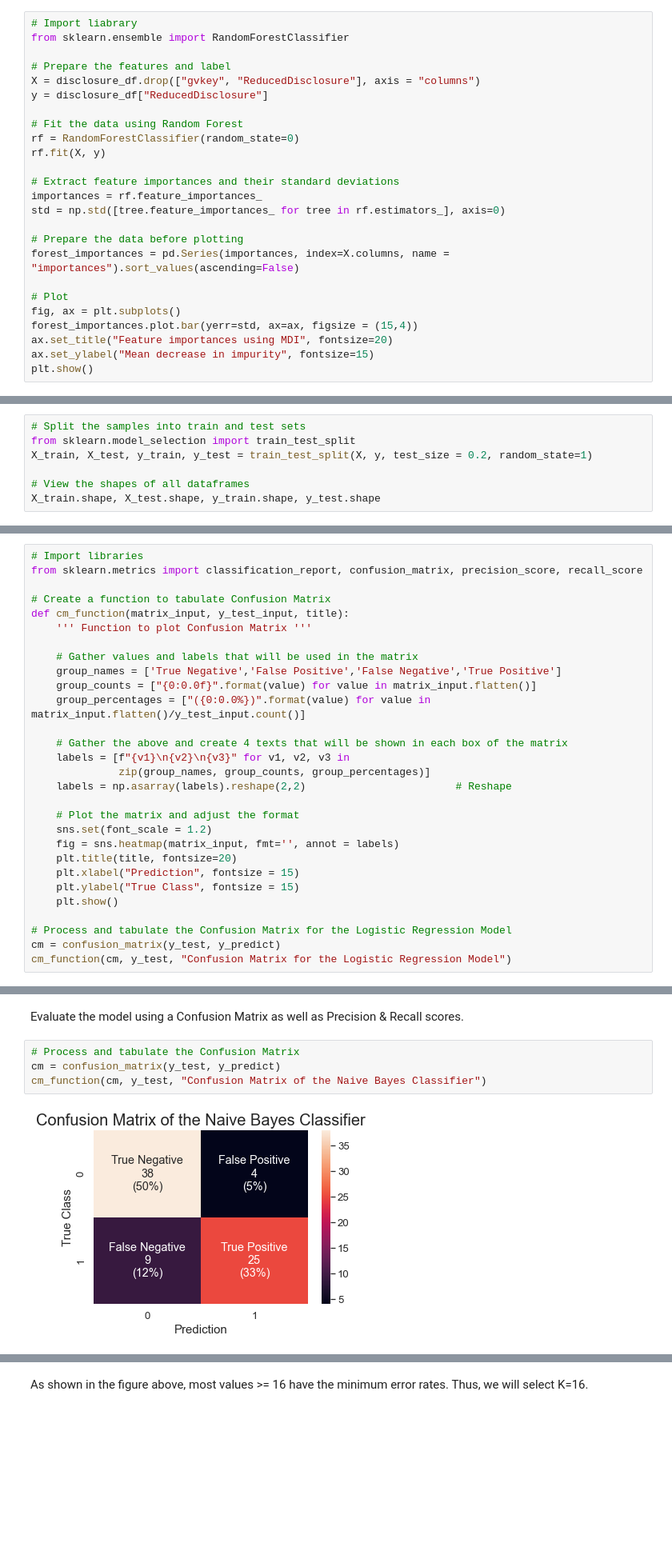
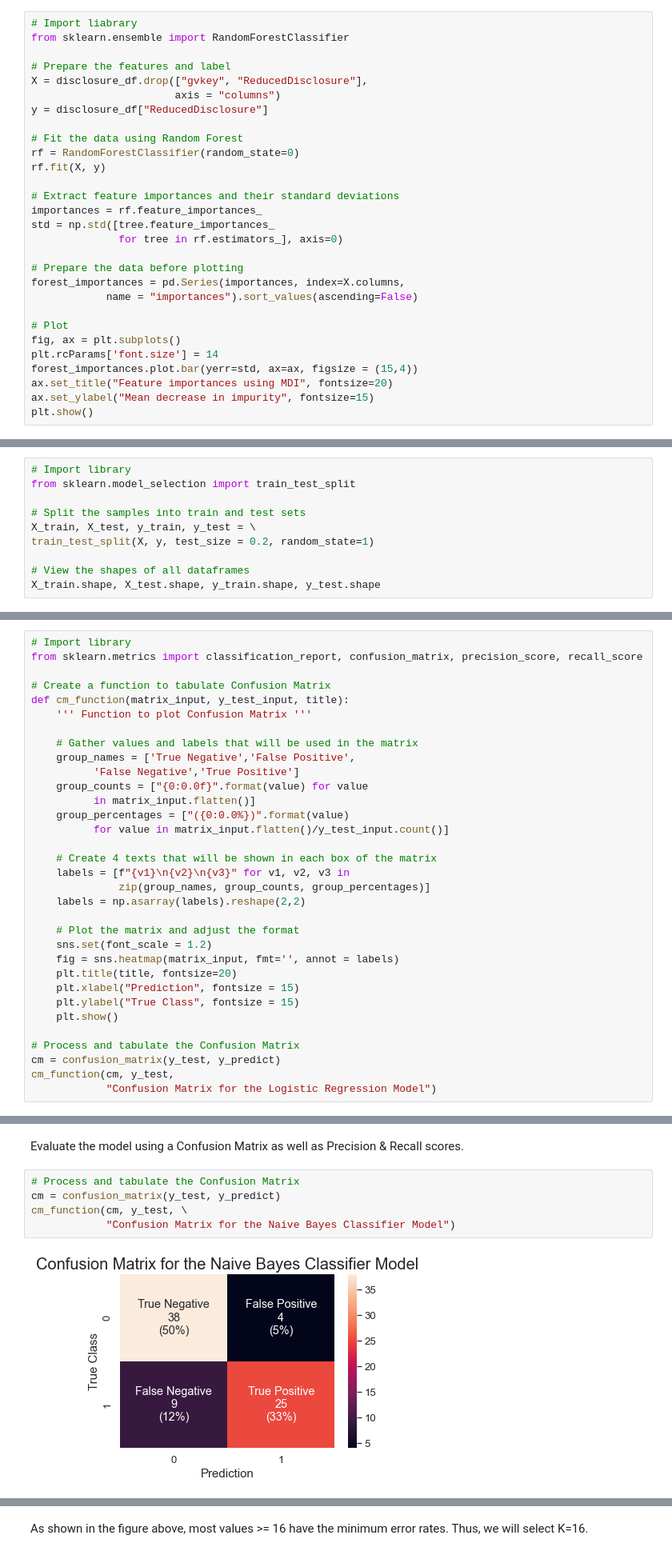
Before and after one commit to youngdataspace/Predict-Disclosure-Choices-Using-Machine-Learning-Classifiers, a Jupyter notebook: ReducedDisclosurePrediction.ipynb, the cells around one changed output, grey strips where cells are left out. Shown at 80% size. Drawn from its saved outputs; the diff is of its cells as text; blank space fills up the shorter version.

```diff
--- a/ReducedDisclosurePrediction.ipynb
+++ b/ReducedDisclosurePrediction.ipynb
@@ -125,7 +131,8 @@ See <a href = https://scikit-learn.org/stable/auto_examples/ensemble/plot_forest
 from sklearn.ensemble import RandomForestClassifier
 
 # Prepare the features and label
-X = disclosure_df.drop(["gvkey", "ReducedDisclosure"], axis = "columns")
+X = disclosure_df.drop(["gvkey", "ReducedDisclosure"],
+                       axis = "columns")
 y = disclosure_df["ReducedDisclosure"]
 
 # Fit the data using Random Forest
@@ -134,13 +141,16 @@ rf.fit(X, y)
 
 # Extract feature importances and their standard deviations
 importances = rf.feature_importances_
-std = np.std([tree.feature_importances_ for tree in rf.estimators_], axis=0)
+std = np.std([tree.feature_importances_
+              for tree in rf.estimators_], axis=0)
 
 # Prepare the data before plotting
-forest_importances = pd.Series(importances, index=X.columns, name = "importances").sort_values(ascending=False)
+forest_importances = pd.Series(importances, index=X.columns,
+            name = "importances").sort_values(ascending=False)
 
 # Plot
 fig, ax = plt.subplots()
+plt.rcParams['font.size'] = 14
 forest_importances.plot.bar(yerr=std, ax=ax, figsize = (15,4))
 ax.set_title("Feature importances using MDI", fontsize=20)
 ax.set_ylabel("Mean decrease in impurity", fontsize=15)
@@ -196,9 +217,12 @@ X.shape, y.shape
 # %% [output]
 ((380, 23), (380,))
 # %%
+# Import library
+from sklearn.model_selection import train_test_split
+
 # Split the samples into train and test sets
-from sklearn.model_selection import train_test_split
-X_train, X_test, y_train, y_test = train_test_split(X, y, test_size = 0.2, random_state=1)
+X_train, X_test, y_train, y_test = \
+train_test_split(X, y, test_size = 0.2, random_state=1)
 
 # View the shapes of all dataframes
 X_train.shape, X_test.shape, y_train.shape, y_test.shape
@@ -222,5 +246,5 @@ Evaluate the model using a Confusion Matrix as well as Precision & Recall scores
 # %%
-# Import libraries
+# Import library
 from sklearn.metrics import classification_report, confusion_matrix, precision_score, recall_score
 
 # Create a function to tabulate Confusion Matrix
@@ -228,14 +252,17 @@ def cm_function(matrix_input, y_test_input, title):
     ''' Function to plot Confusion Matrix '''
 
     # Gather values and labels that will be used in the matrix
-    group_names = ['True Negative','False Positive','False Negative','True Positive']
-    group_counts = ["{0:0.0f}".format(value) for value in matrix_input.flatten()]
-    group_percentages = ["({0:0.0%})".format(value) for value in matrix_input.flatten()/y_test_input.count()]
+    group_names = ['True Negative','False Positive',
+          'False Negative','True Positive']
+    group_counts = ["{0:0.0f}".format(value) for value
+          in matrix_input.flatten()]
+    group_percentages = ["({0:0.0%})".format(value)
+          for value in matrix_input.flatten()/y_test_input.count()]
 
-    # Gather the above and create 4 texts that will be shown in each box of the matrix
+    # Create 4 texts that will be shown in each box of the matrix
     labels = [f"{v1}\n{v2}\n{v3}" for v1, v2, v3 in
               zip(group_names, group_counts, group_percentages)]
-    labels = np.asarray(labels).reshape(2,2)                        # Reshape
+    labels = np.asarray(labels).reshape(2,2)
 
     # Plot the matrix and adjust the format
     sns.set(font_scale = 1.2)
@@ -245,7 +272,8 @@ def cm_function(matrix_input, y_test_input, title):
     plt.ylabel("True Class", fontsize = 15)
     plt.show()
 
-# Process and tabulate the Confusion Matrix for the Logistic Regression Model
+# Process and tabulate the Confusion Matrix
 cm = confusion_matrix(y_test, y_predict)
-cm_function(cm, y_test, "Confusion Matrix for the Logistic Regression Model")
+cm_function(cm, y_test,
+            "Confusion Matrix for the Logistic Regression Model")
 # %% [output]
@@ -286,9 +314,10 @@ Evaluate the model using a Confusion Matrix as well as Precision & Recall scores
 # %%
 # Process and tabulate the Confusion Matrix
 cm = confusion_matrix(y_test, y_predict)
-cm_function(cm, y_test, "Confusion Matrix of the Naive Bayes Classifier")
+cm_function(cm, y_test, \
+            "Confusion Matrix for the Naive Bayes Classifier Model")
 # %% [output]
-[figure, old version]
+[figure, new version]
 # %%
 # Store precision and recall scores for later use
 precision_score_nb = precision_score(y_test, y_predict)
```
Also changed, not shown: parts of 42 cells of this notebook.
